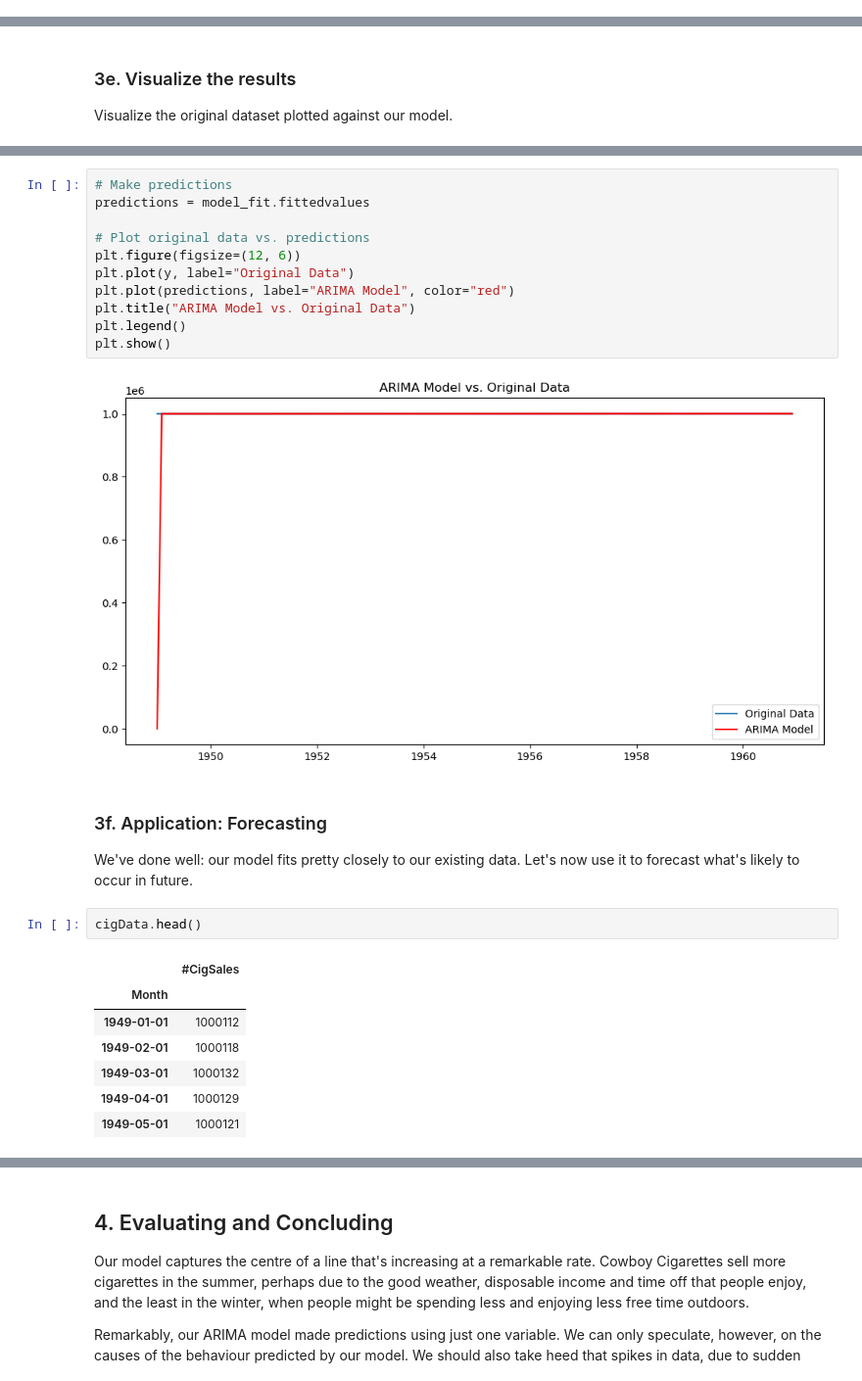
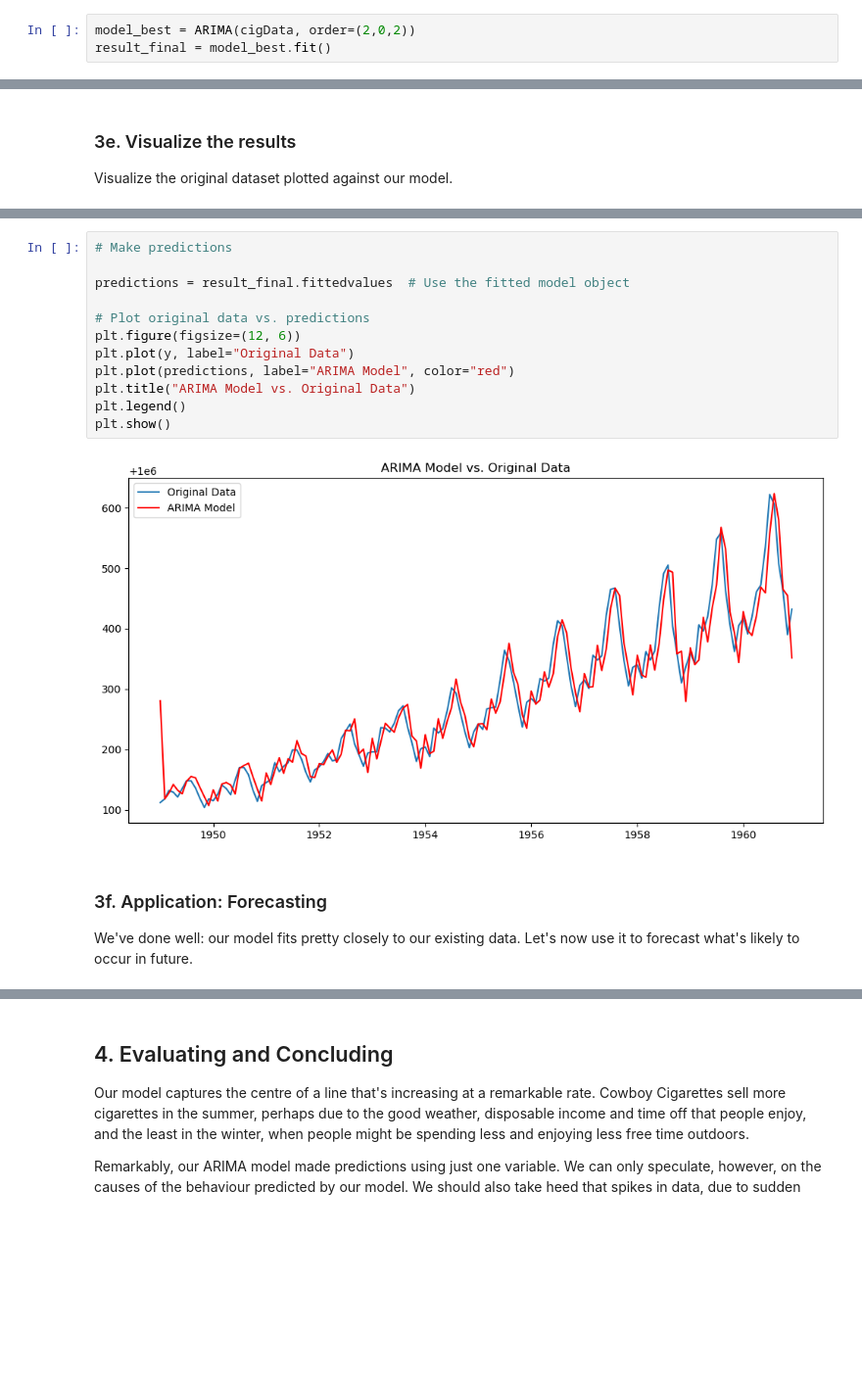
Before and after one commit to bonisadar/Data-Science-bootcamp, a Jupyter notebook: Cowboys&CigrettesCaseStudy/Cowboy Cigarettes Case Study - Tier 3.ipynb, the cells around one changed output, grey strips where cells are left out. Shown at 98% size. Cells and saved outputs as stored; diff of their text form; blank space fills up the shorter version.

```diff
--- a/Cowboys&CigrettesCaseStudy/Cowboy Cigarettes Case Study - Tier 3.ipynb
+++ b/Cowboys&CigrettesCaseStudy/Cowboy Cigarettes Case Study - Tier 3.ipynb
@@ -425,2 +413,5 @@ model_fit = model.fit()
+# %%
+model_best = ARIMA(cigData, order=(2,0,2))
+result_final = model_best.fit()
 # %% [markdown]
 We can take a look at a summary of the model this library has built around our data.
@@ -452,27 +447,18 @@ Visualize the original dataset plotted against our model.
 # %%
 # Make predictions
-predictions = model_fit.fittedvalues
+
+predictions = result_final.fittedvalues  # Use the fitted model object
 
 # Plot original data vs. predictions
 plt.figure(figsize=(12, 6))
 plt.plot(y, label="Original Data")
 plt.plot(predictions, label="ARIMA Model", color="red")
 plt.title("ARIMA Model vs. Original Data")
 plt.legend()
 plt.show()
 # %% [output]
-[figure, old version]
+[figure, new version]
 # %% [markdown]
 ### 3f. Application: Forecasting
 
 We've done well: our model fits pretty closely to our existing data. Let's now use it to forecast what's likely to occur in future.
-# %%
-cigData.head()
-# %% [output]
-|  | #CigSales |
-| Month |  |
-| 1949-01-01 | 1000112 |
-| 1949-02-01 | 1000118 |
-| 1949-03-01 | 1000132 |
-| 1949-04-01 | 1000129 |
-| 1949-05-01 | 1000121 |
```
Also changed, not shown: parts of 33 cells of this notebook.
